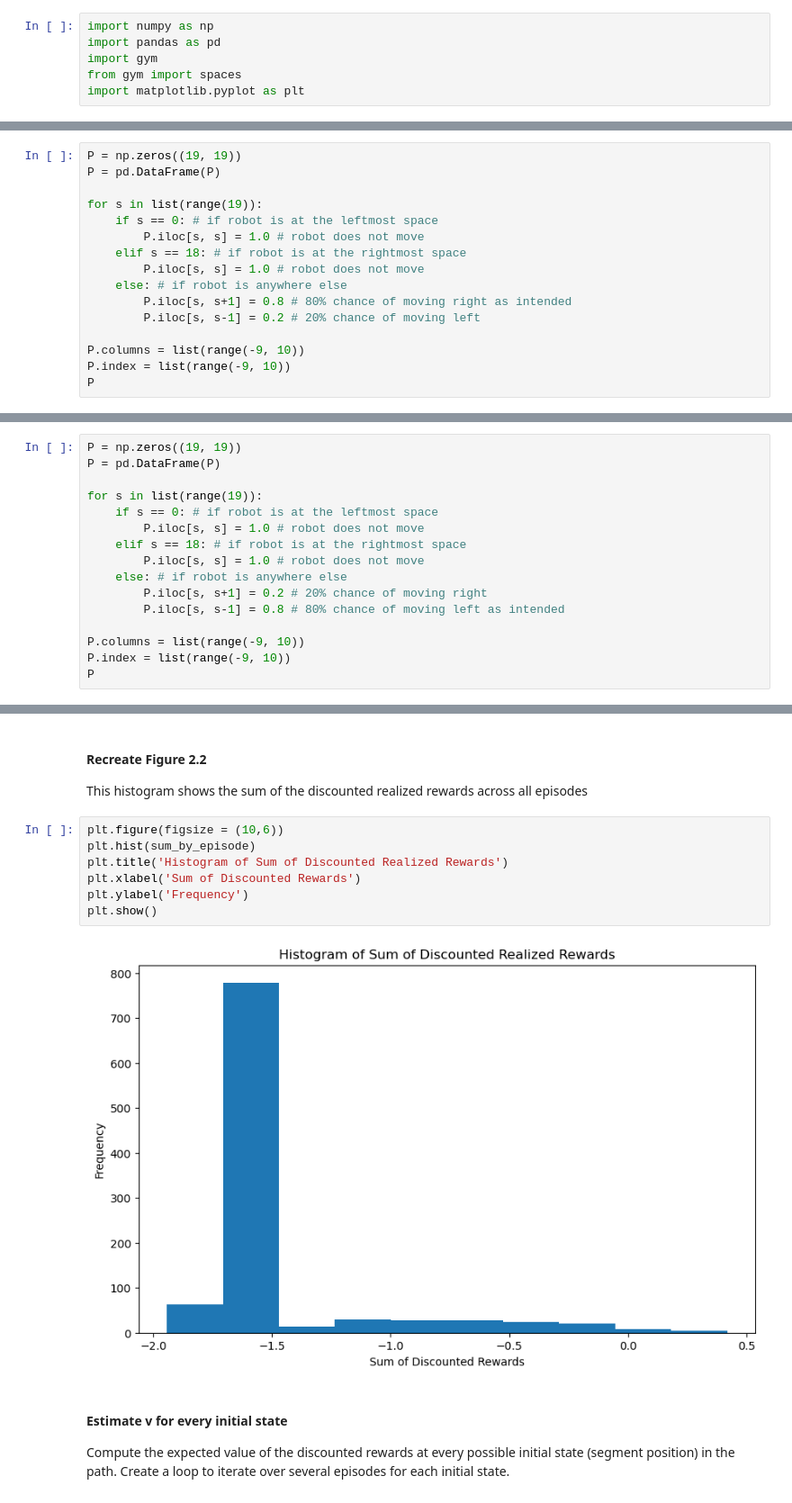
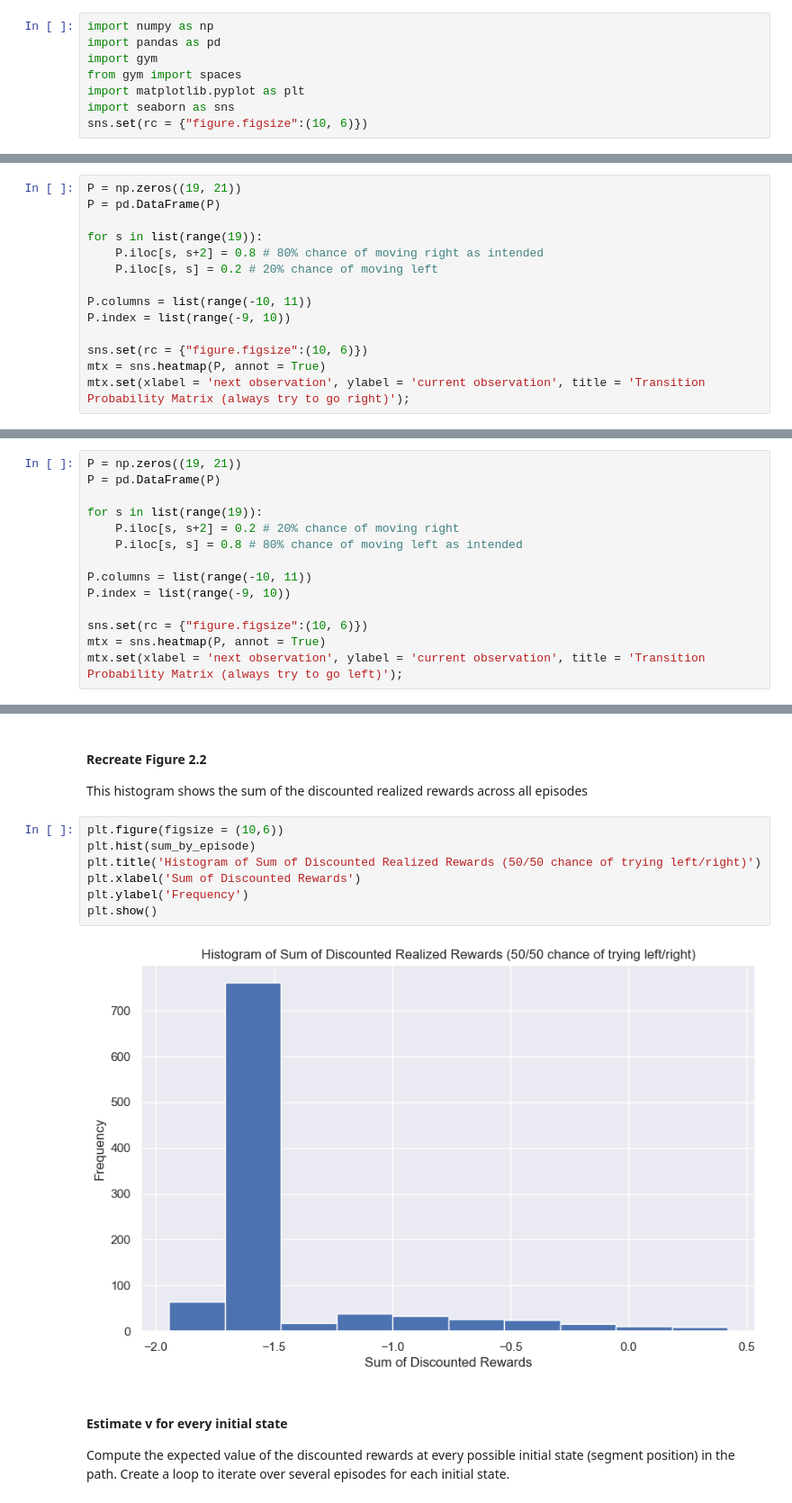
Before and after one commit to jackmurray1/uchicago, a Jupyter notebook: Reinforcement Learning/RL_Assignment 1_Jack Murray.ipynb, the cells around one changed output, grey strips where cells are left out. Shown at 90% size. Drawn from its saved outputs; the diff is of its cells as text.

```diff
--- a/Reinforcement Learning/RL_Assignment 1_Jack Murray.ipynb
+++ b/Reinforcement Learning/RL_Assignment 1_Jack Murray.ipynb
@@ -10,6 +12,8 @@ import pandas as pd
 import gym
 from gym import spaces
 import matplotlib.pyplot as plt
+import seaborn as sns
+sns.set(rc = {"figure.figsize":(10, 6)})
 # %% [markdown]
 #### Create a class representing the environment
 # %%
@@ -347,17 +353,15 @@ For every other space, the robot has an 80% chance of moving right, and a 20% ch
 # %%
-P = np.zeros((19, 19))
+P = np.zeros((19, 21))
 P = pd.DataFrame(P)
 
 for s in list(range(19)):
-    if s == 0: # if robot is at the leftmost space
-        P.iloc[s, s] = 1.0 # robot does not move
-    elif s == 18: # if robot is at the rightmost space
-        P.iloc[s, s] = 1.0 # robot does not move
-    else: # if robot is anywhere else
-        P.iloc[s, s+1] = 0.8 # 80% chance of moving right as intended
-        P.iloc[s, s-1] = 0.2 # 20% chance of moving left
+    P.iloc[s, s+2] = 0.8 # 80% chance of moving right as intended
+    P.iloc[s, s] = 0.2 # 20% chance of moving left
 
-P.columns = list(range(-9, 10))
+P.columns = list(range(-10, 11))
 P.index = list(range(-9, 10))
-P
+
+sns.set(rc = {"figure.figsize":(10, 6)})
+mtx = sns.heatmap(P, annot = True)
+mtx.set(xlabel = 'next observation', ylabel = 'current observation', title = 'Transition Probability Matrix (always try to go right)');
 # %% [output]
@@ -680,17 +666,15 @@ For every other space, the robot has an 80% chance of moving left, and a 20% cha
 # %%
-P = np.zeros((19, 19))
+P = np.zeros((19, 21))
 P = pd.DataFrame(P)
 
 for s in list(range(19)):
-    if s == 0: # if robot is at the leftmost space
-        P.iloc[s, s] = 1.0 # robot does not move
-    elif s == 18: # if robot is at the rightmost space
-        P.iloc[s, s] = 1.0 # robot does not move
-    else: # if robot is anywhere else
-        P.iloc[s, s+1] = 0.2 # 20% chance of moving right
-        P.iloc[s, s-1] = 0.8 # 80% chance of moving left as intended
+    P.iloc[s, s+2] = 0.2 # 20% chance of moving right
+    P.iloc[s, s] = 0.8 # 80% chance of moving left as intended
 
-P.columns = list(range(-9, 10))
+P.columns = list(range(-10, 11))
 P.index = list(range(-9, 10))
-P
+
+sns.set(rc = {"figure.figsize":(10, 6)})
+mtx = sns.heatmap(P, annot = True)
+mtx.set(xlabel = 'next observation', ylabel = 'current observation', title = 'Transition Probability Matrix (always try to go left)');
 # %% [output]
@@ -897,12 +865,12 @@ This histogram shows the sum of the discounted realized rewards across all episo
 # %%
 plt.figure(figsize = (10,6))
 plt.hist(sum_by_episode)
-plt.title('Histogram of Sum of Discounted Realized Rewards')
+plt.title('Histogram of Sum of Discounted Realized Rewards (50/50 chance of trying left/right)')
 plt.xlabel('Sum of Discounted Rewards')
 plt.ylabel('Frequency')
 plt.show()
 # %% [output]
-[figure, old version]
+[figure, new version]
 # %% [markdown]
 #### Estimate v for every initial state
 
```
Also changed, not shown: parts of 35 cells of this notebook.
